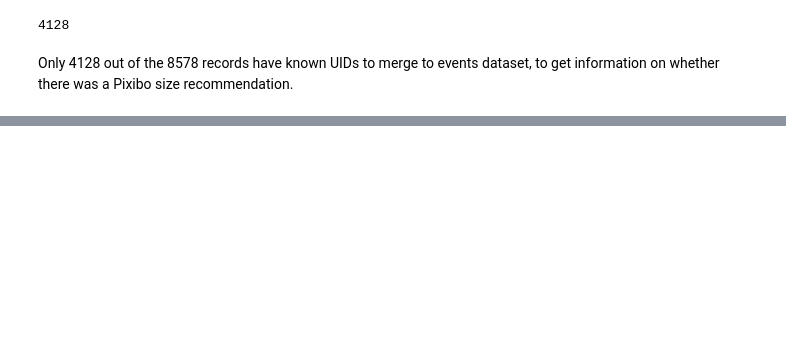
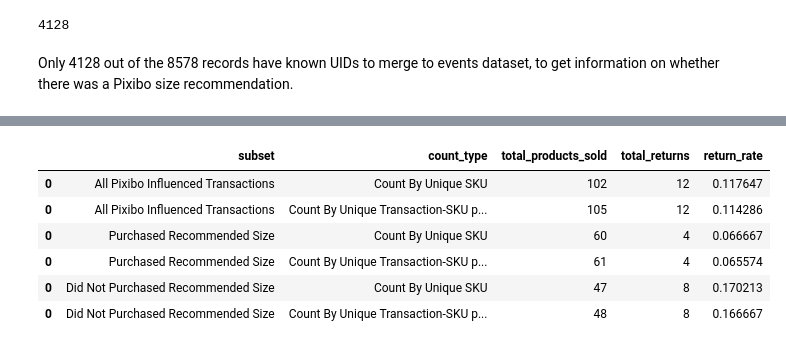
Before and after one commit to winstonchan1990/pixibo, a Jupyter notebook: src/main.ipynb, the cells around one changed output, grey strips where cells are left out. Saved outputs shown, nothing was run; the diff lists cells and outputs as text; code cells hidden in the pictures; blank space fills up the shorter version.

```diff
--- a/src/main.ipynb
+++ b/src/main.ipynb
@@ -578,0 +1030,11 @@ Only 4128 out of the 8578 records have known UIDs to merge to events dataset, to
+# %%
+## Find SKUs and Transaction-SKU pairs with at least 1 exchange/return event
+DATA_PURCHASED_RECOMMENDED_BY_SKU = DATA_PURCHASED_RECOMMENDED \
+  .groupby(['sku','ind_pixibo_recommendation'])['ind_exchangereturn'] \
+  .apply(lambda x: int(sum(x)>0)) \
+  .reset_index()
+
+DATA_PURCHASED_RECOMMENDED_BY_TRANSACTION_SKU = DATA_PURCHASED_RECOMMENDED \
+    .groupby(['transaction_sku','ind_pixibo_recommendation'])['ind_exchangereturn'] \
+    .apply(lambda x: int(sum(x)>0)) \
+    .reset_index()
@@ -578,0 +1123,13 @@ Only 4128 out of the 8578 records have known UIDs to merge to events dataset, to
+# %%
+DATA_DIDNOT_PURCHASED_RECOMMENDED = MAIN_DATA[MAIN_DATA['ind_recommendation_matches_purchase_size']==0]
+# %%
+## Find SKUs and Transaction-SKU pairs with at least 1 exchange/return event
+DATA_DIDNOT_PURCHASED_RECOMMENDED_BY_SKU = DATA_DIDNOT_PURCHASED_RECOMMENDED \
+  .groupby(['sku','ind_pixibo_recommendation'])['ind_exchangereturn'] \
+  .apply(lambda x: int(sum(x)>0)) \
+  .reset_index()
+
+DATA_DIDNOT_PURCHASED_RECOMMENDED_BY_TRANSACTION_SKU = DATA_DIDNOT_PURCHASED_RECOMMENDED \
+    .groupby(['transaction_sku','ind_pixibo_recommendation'])['ind_exchangereturn'] \
+    .apply(lambda x: int(sum(x)>0)) \
+    .reset_index()
@@ -578,0 +1216,18 @@ Only 4128 out of the 8578 records have known UIDs to merge to events dataset, to
+# %%
+OVERALL_STATS = pd.DataFrame()
+OVERALL_STATS = pd.concat([OVERALL_STATS,DATA_ALL_BY_SKU])
+OVERALL_STATS = pd.concat([OVERALL_STATS,DATA_ALL_BY_TRANSACTION_SKU])
+OVERALL_STATS = pd.concat([OVERALL_STATS,DATA_PURCHASED_RECOMMENDED_BY_SKU])
+OVERALL_STATS = pd.concat([OVERALL_STATS,DATA_PURCHASED_RECOMMENDED_BY_TRANSACTION_SKU])
+OVERALL_STATS = pd.concat([OVERALL_STATS,DATA_DIDNOT_PURCHASED_RECOMMENDED_BY_SKU])
+OVERALL_STATS = pd.concat([OVERALL_STATS,DATA_DIDNOT_PURCHASED_RECOMMENDED_BY_TRANSACTION_SKU])
+# %%
+OVERALL_STATS
+# %% [output]
+|  | subset | count_type | total_products_sold | total_returns | return_rate |
+| 0 | All Pixibo Influenced Transactions | Count By Unique SKU | 102 | 12 | 0.117647 |
+| 0 | All Pixibo Influenced Transactions | Count By Unique Transaction-SKU p... | 105 | 12 | 0.114286 |
+| 0 | Purchased Recommended Size | Count By Unique SKU | 60 | 4 | 0.066667 |
+| 0 | Purchased Recommended Size | Count By Unique Transaction-SKU p... | 61 | 4 | 0.065574 |
+| 0 | Did Not Purchased Recommended Size | Count By Unique SKU | 47 | 8 | 0.170213 |
+| 0 | Did Not Purchased Recommended Size | Count By Unique Transaction-SKU p... | 48 | 8 | 0.166667 |
```
Also changed, not shown: parts of 70 cells of this notebook, 3 other files.
